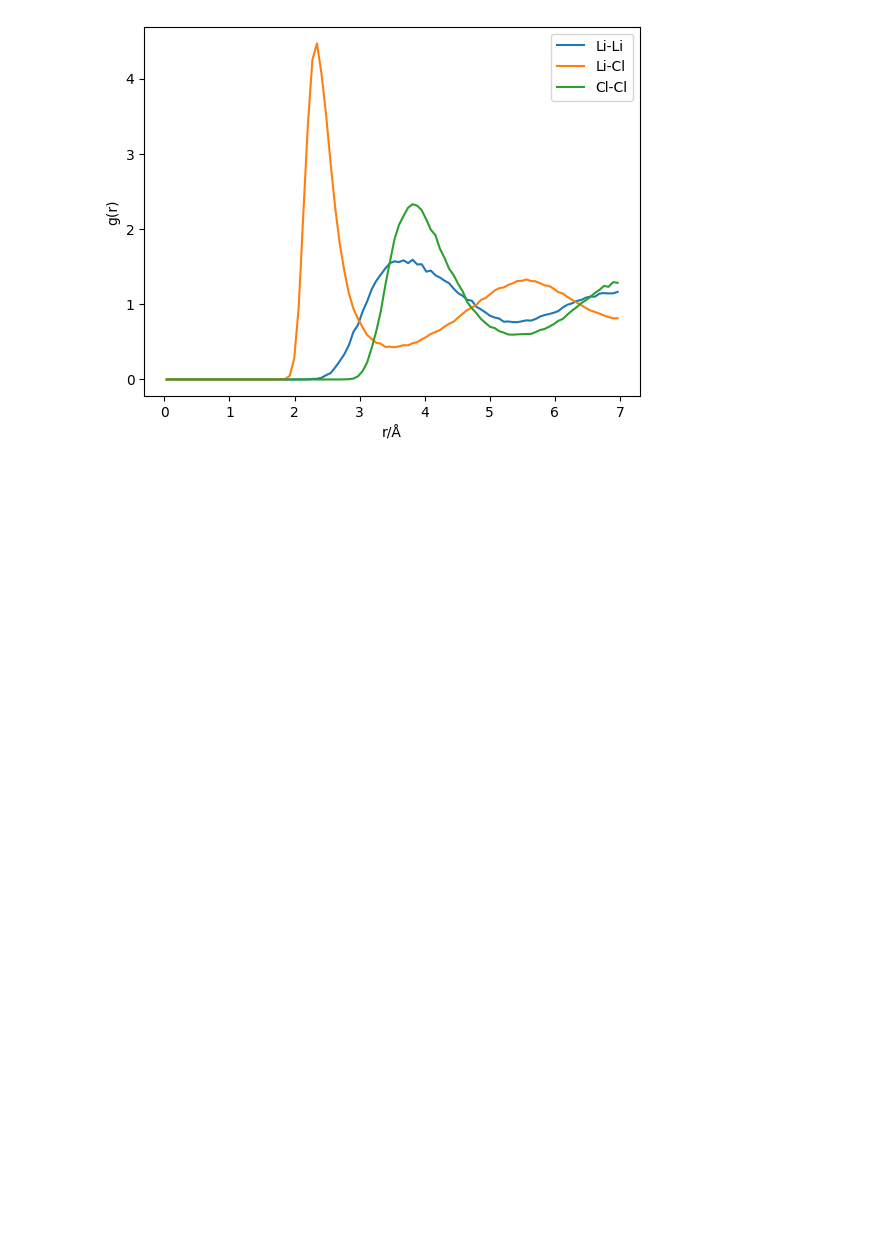
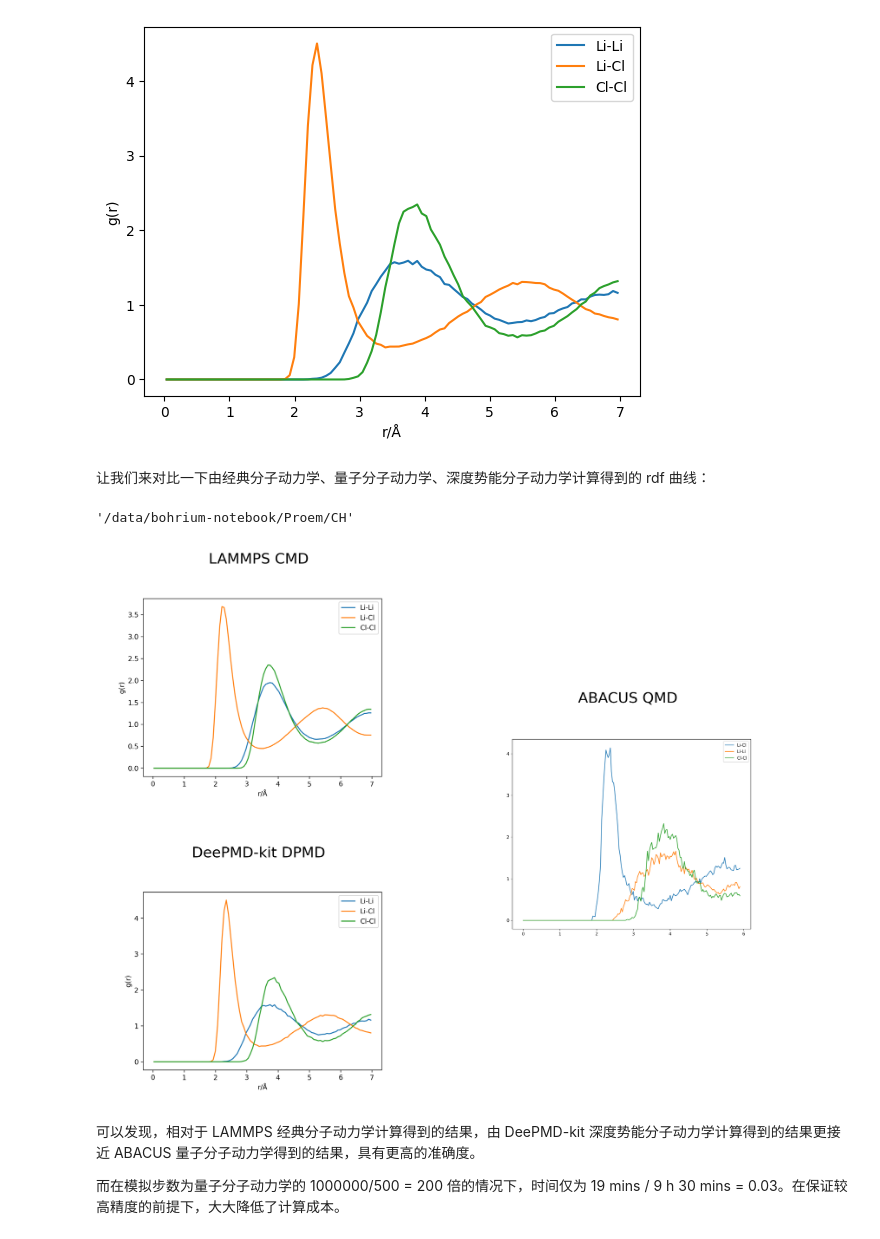
Before and after one commit to dptech-corp/bohrium-notebook, a Jupyter notebook: Proem/CH/LiCl_DP_Tutorial.ipynb, the cells around one changed output. Cells and saved outputs as stored; diff of their text form; code cells hidden in the pictures; blank space fills up the shorter version.

Commit message:
finish LiCl Case Chapter 1~3

```diff
--- a/Proem/CH/LiCl_DP_Tutorial.ipynb
+++ b/Proem/CH/LiCl_DP_Tutorial.ipynb
@@ -1293,3 +1302,45 @@ plt.legend()
 plt.show()
 # %% [output]
 [figure]
+# %% [markdown]
+让我们来对比一下由经典分子动力学、量子分子动力学、深度势能分子动力学计算得到的 rdf 曲线：
+# %%
+pwd
+# %% [output]
+'/data/bohrium-notebook/Proem/CH'
+# %%
+import matplotlib.pyplot as plt
+import matplotlib.image as mpimg
+
+# 读取图片
+cmd_rdf = mpimg.imread('./LiCl_DP_Tutorial_Example/chapter1/rdf.png')
+qmd_rdf = mpimg.imread('./LiCl_DP_Tutorial_Example/chapter2/abacus_md/abacus_md_rdf.png')
+dpmd_rdf = mpimg.imread('./LiCl_DP_Tutorial_Example/chapter3/02.lmp/64_dpmd_rdf.png')
+
+# 设置画布大小
+fig, axd = plt.subplot_mosaic([['upleft', 'right'],
+                               ['lowleft', 'right']], figsize=(10,8), dpi=300)
+
+# 添加子图1
+axd['upleft'].set_title('LAMMPS CMD')
+axd['upleft'].imshow(cmd_rdf)
+axd['upleft'].axis('off')
+
+# 添加子图2
+axd['right'].set_title('ABACUS QMD')
+axd['right'].imshow(qmd_rdf)
+axd['right'].axis('off')
+
+# 添加子图3
+axd['lowleft'].set_title('DeePMD-kit DPMD')
+axd['lowleft'].imshow(dpmd_rdf)
+axd['lowleft'].axis('off')
+
+# 显示图片
+plt.show()
+# %% [output]
+[figure, added]
+# %% [markdown]
+可以发现，相对于 LAMMPS 经典分子动力学计算得到的结果，由 DeePMD-kit 深度势能分子动力学计算得到的结果更接近 ABACUS 量子分子动力学得到的结果，具有更高的准确度。
+
+而在模拟步数为量子分子动力学的 1000000/500 = 200 倍的情况下，时间仅为 19 mins / 9 h 30 mins = 0.03。在保证较高精度的前提下，大大降低了计算成本。
```
Also changed, not shown: parts of 41 cells of this notebook.
